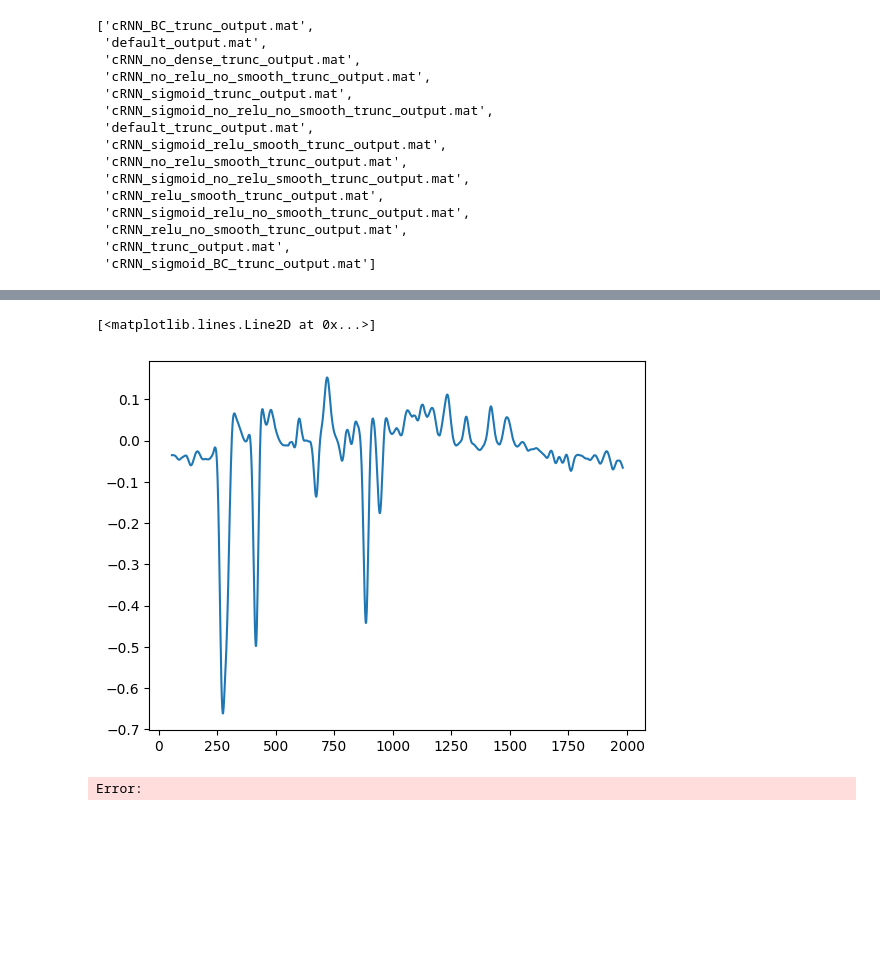
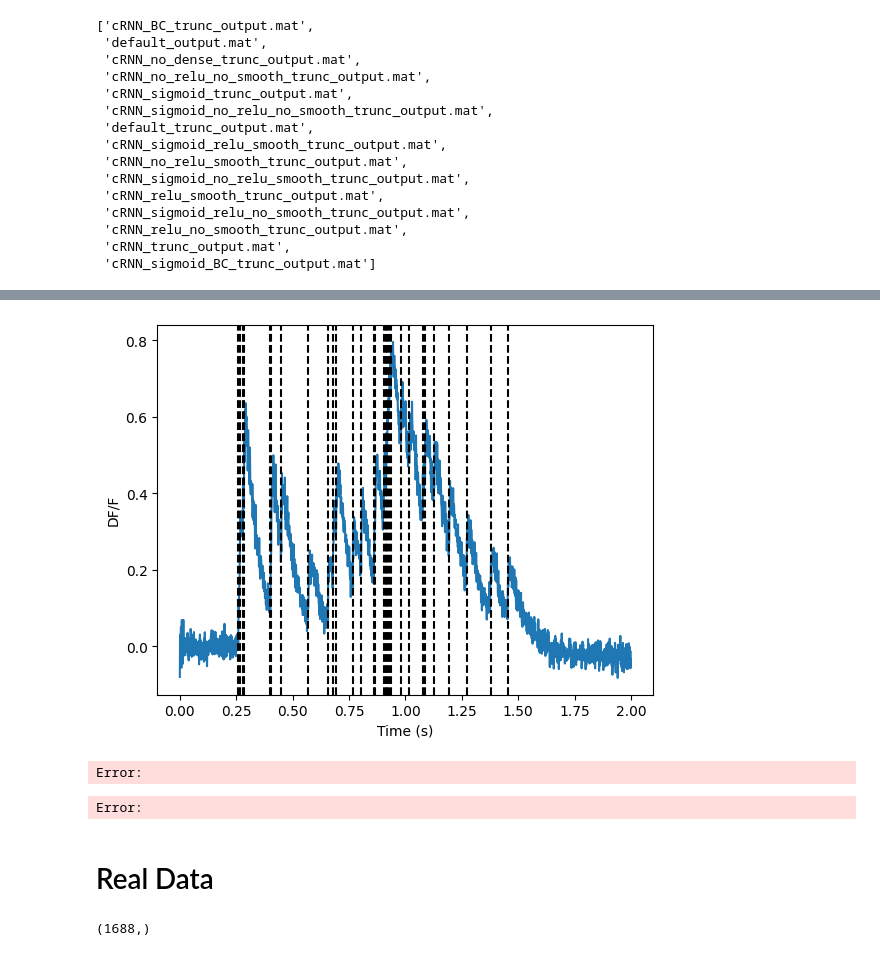
Before and after one commit to gerardjb/TEST2, a Jupyter notebook: compare_model_outputs.ipynb, the cells around one changed output, grey strips where cells are left out. Drawn from its saved outputs; the diff is of its cells as text; code cells hidden in the pictures; blank space fills up the shorter version.

Commit message:
Testing on Janelia data

```diff
--- a/compare_model_outputs.ipynb
+++ b/compare_model_outputs.ipynb
@@ -68,6 +83,7 @@ convolved_spike_probs_no_relu_no_smooth = convolve_w_gaussian(spike_probs_cRNN_n
                                                               time_cRNN_no_relu_no_smooth)
 convolved_spike_probs_no_relu_smooth = convolve_w_gaussian(spike_probs_cRNN_no_relu_smooth, time_cRNN_no_relu_smooth)
 # %%
+plt.subplots(2, 1, 1)
 r1 = pearsonr(convolved_spike_times[57:-57], convolved_spike_probs_default[57:-57])
 r2 = pearsonr(convolved_spike_times[57:-57], convolved_spike_probs_cRNN[57:-57])
 r3 = pearsonr(convolved_spike_times[57:-57], convolved_spike_probs_cRNN_no_dense[57:-57])
@@ -89,10 +105,23 @@ plt.plot(time_default[0], convolved_spike_probs_default, label="Cascade: " + f"{
 #plt.plot(time_default[0], convolved_spike_probs_no_relu_no_smooth, label="cRNN_no_relu_no_smooth: " + f"{r8[0]:.2f}")
 plt.plot(time_default[0], convolved_spike_probs_no_relu_smooth, label="cRNN_no_relu: " + f"{r9[0]:.2f}")
 
+#for i,spike in enumerate(gt_spike_times):
+#    if spike == 1:
+#        plt.axvline(x=time_default[0][i], color = 'k', linestyle="--")
+
 
 plt.legend()
-plt.ylabel("Spike Probability")
+plt.ylabel("Spike Rate")
 plt.xlabel("Time (s)")
-plt.savefig("cascade_changes_fig.png")
-plt.title("Pearson's Correlation across ")
+#plt.savefig("cascade_changes_fig.png")
+#plt.title("Pearson's Correlation across ")
+
+plt.subplots(2, 1, 2)
+plt.plot(time, fluo_data)
+for i,spike in enumerate(gt_spike_times):
+    if spike == 1:
+        plt.axvline(x=time[i], color = 'k', linestyle="--")
+plt.ylabel("DF/F")
+plt.xlabel("Time (s)")
+plt.savefig("raw_data.png")
 # %% [output]
@@ -112,6 +130,21 @@ plt.legend()
-# %%
-plt.plot(convolved_spike_probs_default- convolved_spike_probs_cRNN)
-# %% [output]
-[<matplotlib.lines.Line2D at 0x...>]
-[figure, removed]
-Error:
+# %%
+data_file="sample_data/LineScan-11302022-0954-009_0_data_poisson.dat"
+gtSpike_file="sample_data/stimtimes_poisson_counts.dat"
+# %%
+data = np.loadtxt(data_file).transpose()
+time = data[0,:]
+fluo_data = data[1,:]
+# %%
+plt.plot(time, fluo_data)
+for i,spike in enumerate(gt_spike_times):
+    if spike == 1:
+        plt.axvline(x=time[i], color = 'k', linestyle="--")
+plt.ylabel("DF/F")
+plt.xlabel("Time (s)")
+plt.savefig("raw_data.png")
+# %% [output]
+[figure, added]
+Error:
+Error:
+# %% [markdown]
+# Real Data
@@ -117,0 +160,4 @@ Error:
+# %%
+spikes.shape
+# %% [output]
+(1688,)
```
Also changed, not shown: parts of 18 cells of this notebook, 1 other file.
